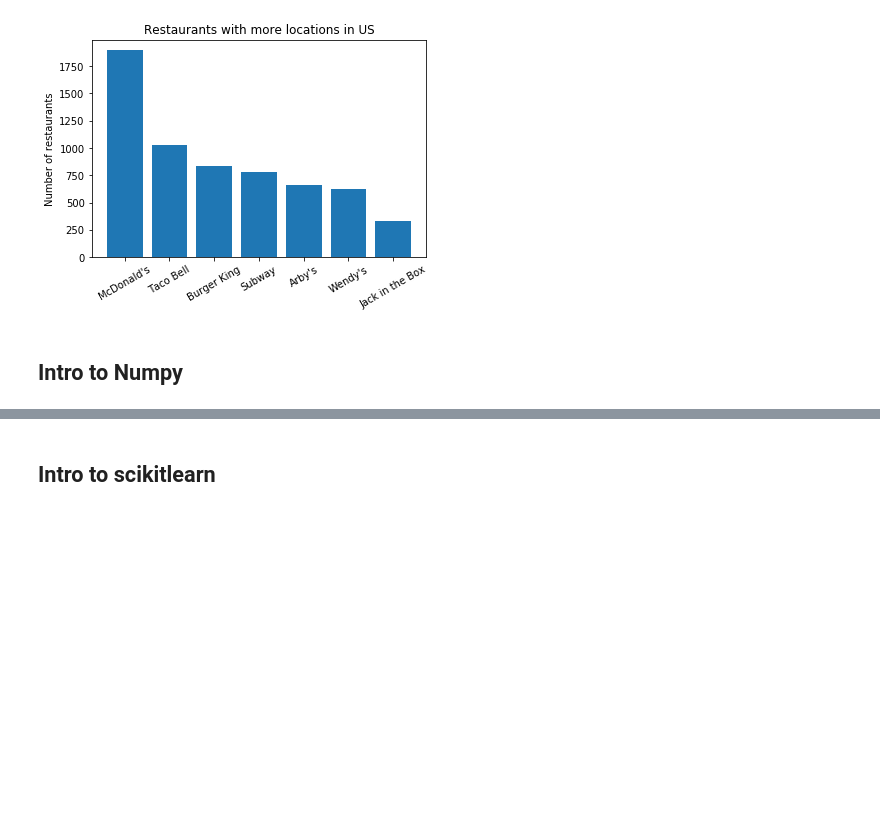
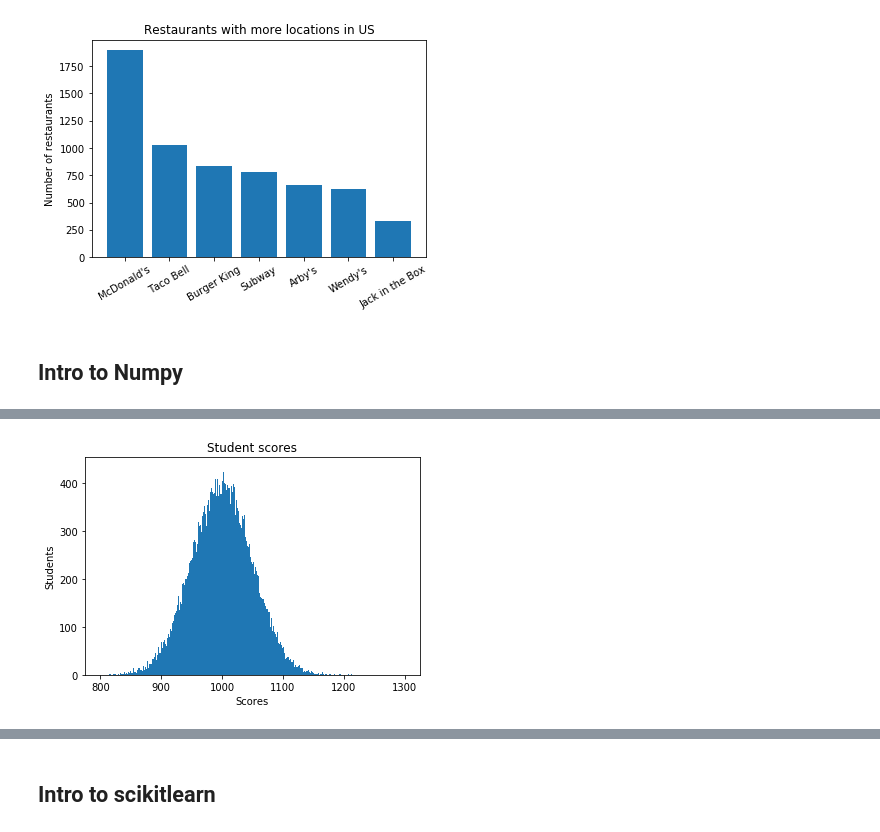
Before and after one commit to ricardopretelt/data-analysis-in-python, a Jupyter notebook: Summary of Python libraries.ipynb, the cells around one changed output, grey strips where cells are left out. Drawn from its saved outputs; the diff is of its cells as text; code cells hidden in the pictures; blank space fills up the shorter version.

```diff
--- a/Summary of Python libraries.ipynb
+++ b/Summary of Python libraries.ipynb
@@ -914,0 +848,11 @@ b_test_emails 0.0026
+# %%
+# Use of the mean score and standard deviation to generate a random
+# distribution model
+scores = np.random.normal(1000, 50, size=100000)
+plt.hist(scores, bins=1000, range=(800,1300))
+plt.title('Student scores')
+plt.xlabel('Scores')
+plt.ylabel('Students')
+plt.show()
+# %% [output]
+[figure, added]
```
Also changed, not shown: parts of 104 cells of this notebook, 2 other files.
